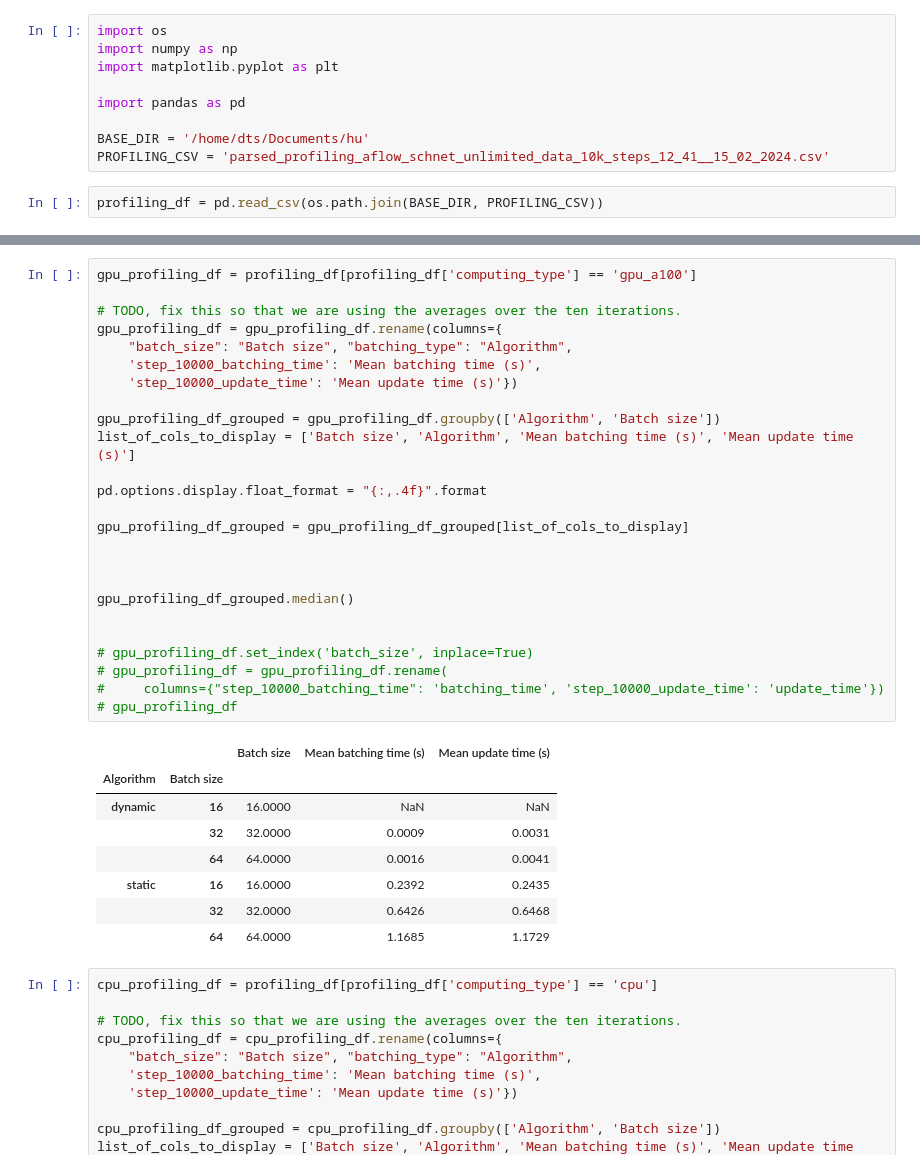
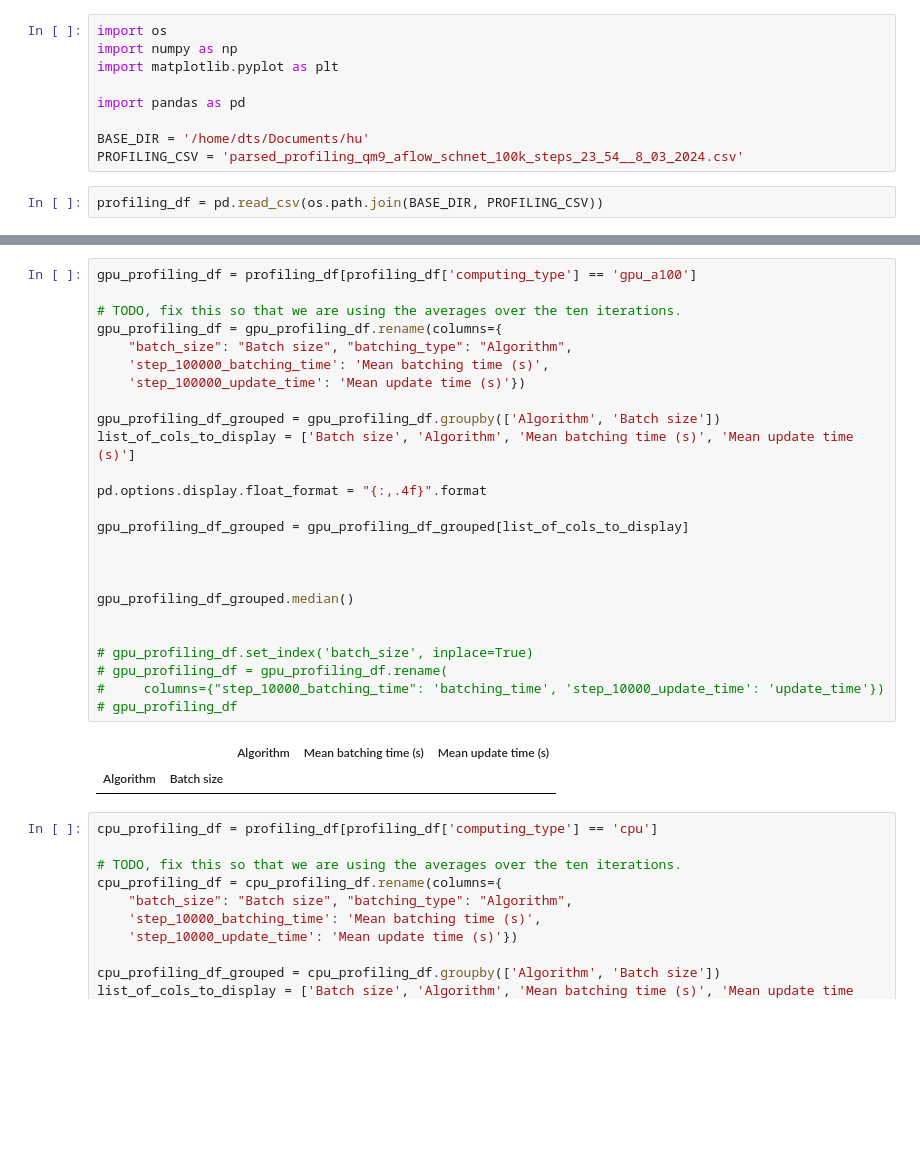
Before and after one commit to tisabe/jraph_MPEU, a Jupyter notebook: jupyter_notebooks/jraph profiling.ipynb, the cells around one changed output, grey strips where cells are left out. Cells and saved outputs as stored; diff of their text form; blank space fills up the shorter version.

```diff
--- a/jupyter_notebooks/jraph profiling.ipynb
+++ b/jupyter_notebooks/jraph profiling.ipynb
@@ -6,7 +6,7 @@ import matplotlib.pyplot as plt
 import pandas as pd
 
 BASE_DIR = '/home/dts/Documents/hu'
-PROFILING_CSV = 'parsed_profiling_aflow_schnet_unlimited_data_10k_steps_12_41__15_02_2024.csv'
+PROFILING_CSV = 'parsed_profiling_qm9_aflow_schnet_100k_steps_23_54__8_03_2024.csv'
 # %%
 profiling_df = pd.read_csv(os.path.join(BASE_DIR, PROFILING_CSV))
 # %%
@@ -48,37 +44,31 @@ profiling_df[profiling_df['computing_type'] == 'gpu_a100']
 # %%
 gpu_profiling_df = profiling_df[profiling_df['computing_type'] == 'gpu_a100']
 
 # TODO, fix this so that we are using the averages over the ten iterations.
 gpu_profiling_df = gpu_profiling_df.rename(columns={
     "batch_size": "Batch size", "batching_type": "Algorithm",
-    'step_10000_batching_time': 'Mean batching time (s)',
-    'step_10000_update_time': 'Mean update time (s)'})
+    'step_100000_batching_time': 'Mean batching time (s)',
+    'step_100000_update_time': 'Mean update time (s)'})
 
 gpu_profiling_df_grouped = gpu_profiling_df.groupby(['Algorithm', 'Batch size'])
 list_of_cols_to_display = ['Batch size', 'Algorithm', 'Mean batching time (s)', 'Mean update time (s)']
 
 pd.options.display.float_format = "{:,.4f}".format
 
 gpu_profiling_df_grouped = gpu_profiling_df_grouped[list_of_cols_to_display]
 
 
 
 gpu_profiling_df_grouped.median()
 
 
 # gpu_profiling_df.set_index('batch_size', inplace=True)
 # gpu_profiling_df = gpu_profiling_df.rename(
 #     columns={"step_10000_batching_time": 'batching_time', 'step_10000_update_time': 'update_time'})
 # gpu_profiling_df
 # %% [output]
-|  |  | Batch size | Mean batching time (s) | Mean update time (s) |
+|  |  | Algorithm | Mean batching time (s) | Mean update time (s) |
 | Algorithm | Batch size |  |  |  |
-| dynamic | 16 | 16.0000 | NaN | NaN |
-|  | 32 | 32.0000 | 0.0009 | 0.0031 |
-|  | 64 | 64.0000 | 0.0016 | 0.0041 |
-| static | 16 | 16.0000 | 0.2392 | 0.2435 |
-|  | 32 | 32.0000 | 0.6426 | 0.6468 |
-|  | 64 | 64.0000 | 1.1685 | 1.1729 |
 # %%
 cpu_profiling_df = profiling_df[profiling_df['computing_type'] == 'cpu']
 
```
Also changed, not shown: parts of 2 cells of this notebook, 1 other file.
